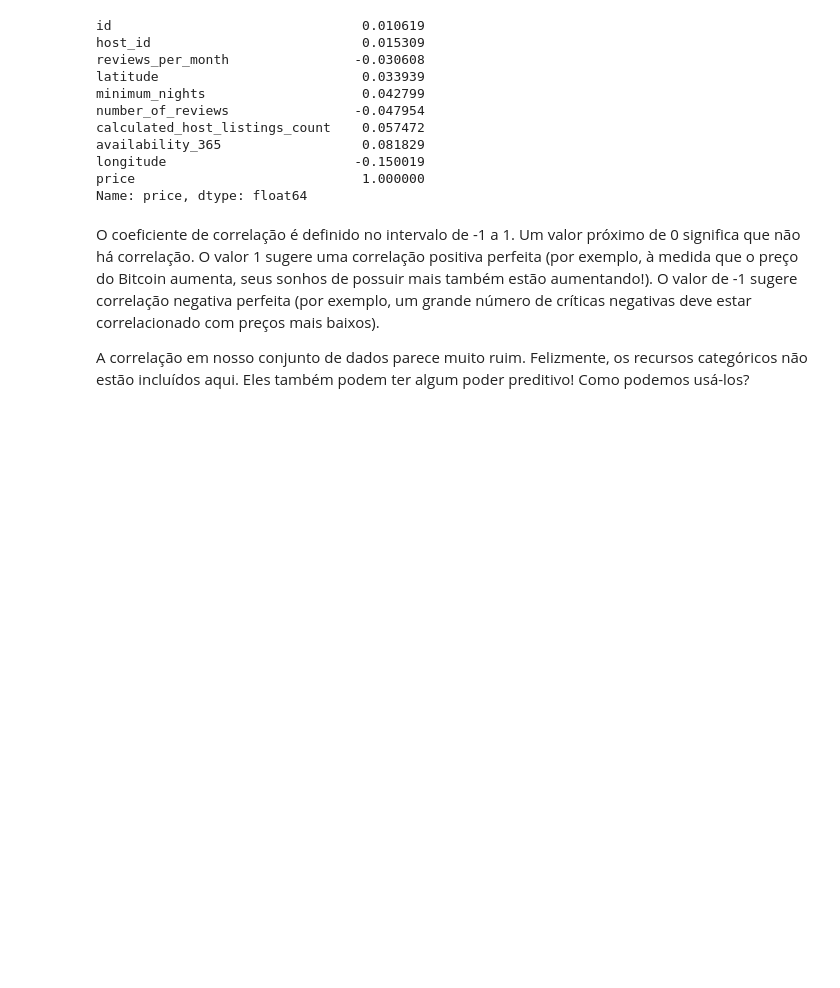
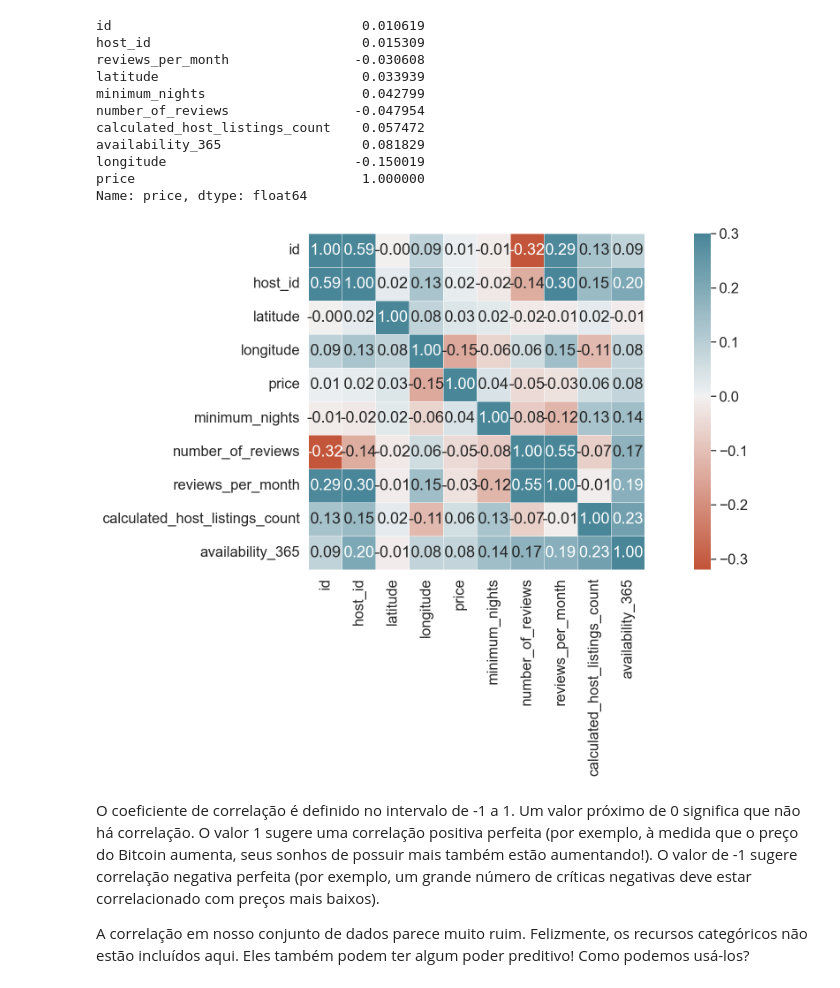
Before and after one commit to caiquemiranda/guide-to-machine-learning, a Jupyter notebook: End_to_End_Machine_Learning_Project.ipynb, the cells around one changed output. Cells and saved outputs as stored; diff of their text form; code cells hidden in the pictures; blank space fills up the shorter version.

```diff
--- a/End_to_End_Machine_Learning_Project.ipynb
+++ b/End_to_End_Machine_Learning_Project.ipynb
@@ -154,6 +154,12 @@ availability_365                  0.081829
 longitude                        -0.150019
 price                             1.000000
 Name: price, dtype: float64
+# %%
+palette = sns.diverging_palette(20, 220, n=256)
+sns.heatmap(corr_matrix, annot=True, fmt=".2f", cmap=palette, vmax=.3, center=0,
+            square=True, linewidths=.5);
+# %% [output]
+[figure, added]
 # %% [markdown]
 O coeficiente de correlação é definido no intervalo de -1 a 1. Um valor próximo de 0 significa que não há correlação. O valor 1 sugere uma correlação positiva perfeita (por exemplo, à medida que o preço do Bitcoin aumenta, seus sonhos de possuir mais também estão aumentando!). O valor de -1 sugere correlação negativa perfeita (por exemplo, um grande número de críticas negativas deve estar correlacionado com preços mais baixos).
 
```
Also changed, not shown: parts of 47 cells of this notebook, 5 other files.
